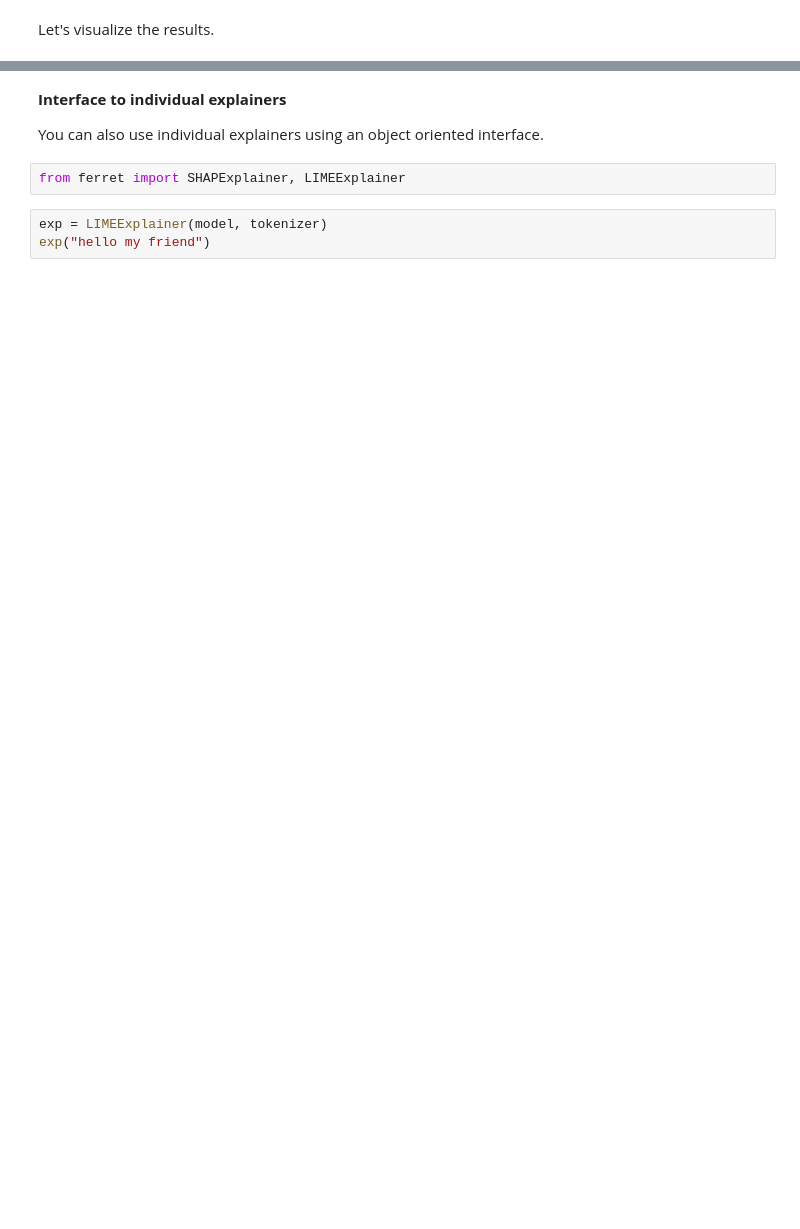
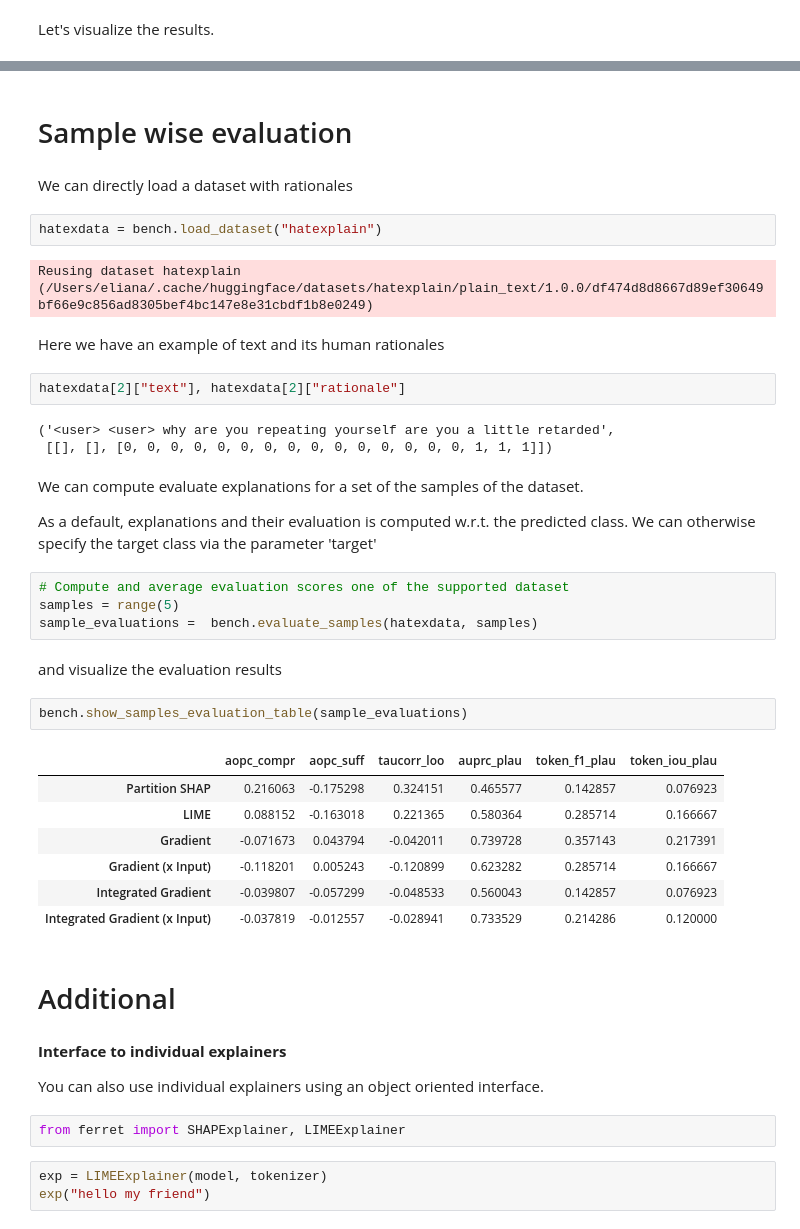
Before and after one commit to g8a9/ferret, a Jupyter notebook: examples/examples.ipynb, the cells around one changed output, grey strips where cells are left out. Saved outputs shown, nothing was run; the diff lists cells and outputs as text; blank space fills up the shorter version.

Commit message:
upd example nb

```diff
--- a/examples/examples.ipynb
+++ b/examples/examples.ipynb
@@ -39,3 +106,40 @@ t
+# %% [markdown]
+# Sample wise evaluation
+# %% [markdown]
+We can directly load a dataset with rationales
+# %%
+hatexdata = bench.load_dataset("hatexplain")
+# %% [output]
+Reusing dataset hatexplain (/Users/eliana/.cache/huggingface/datasets/hatexplain/plain_text/1.0.0/df474d8d8667d89ef30649bf66e9c856ad8305bef4bc147e8e31cbdf1b8e0249)
+# %% [markdown]
+Here we have an example of text and its human rationales
+# %%
+hatexdata[2]["text"], hatexdata[2]["rationale"]
+# %% [output]
+('<user> <user> why are you repeating yourself are you a little retarded',
+ [[], [], [0, 0, 0, 0, 0, 0, 0, 0, 0, 0, 0, 0, 0, 0, 0, 1, 1, 1]])
+# %% [markdown]
+We can compute evaluate explanations for a set of the samples of the dataset.
+
+As a default, explanations and their evaluation is computed w.r.t. the predicted class. We can otherwise specify the target class via the parameter 'target'
+# %%
+# Compute and average evaluation scores one of the supported dataset
+samples = range(5)
+sample_evaluations =  bench.evaluate_samples(hatexdata, samples)
+# %% [markdown]
+and visualize the evaluation results
+# %%
+bench.show_samples_evaluation_table(sample_evaluations)
+# %% [output]
+|  | aopc_compr | aopc_suff | taucorr_loo | auprc_plau | token_f1_plau | token_iou_plau |
+| Partition SHAP | 0.216063 | -0.175298 | 0.324151 | 0.465577 | 0.142857 | 0.076923 |
+| LIME | 0.088152 | -0.163018 | 0.221365 | 0.580364 | 0.285714 | 0.166667 |
+| Gradient | -0.071673 | 0.043794 | -0.042011 | 0.739728 | 0.357143 | 0.217391 |
+| Gradient (x Input) | -0.118201 | 0.005243 | -0.120899 | 0.623282 | 0.285714 | 0.166667 |
+| Integrated Gradient | -0.039807 | -0.057299 | -0.048533 | 0.560043 | 0.142857 | 0.076923 |
+| Integrated Gradient (x Input) | -0.037819 | -0.012557 | -0.028941 | 0.733529 | 0.214286 | 0.120000 |
+# %% [markdown]
+# Additional
 # %% [markdown]
 **Interface to individual explainers**
 
```
Also changed, not shown: parts of 24 cells of this notebook.
